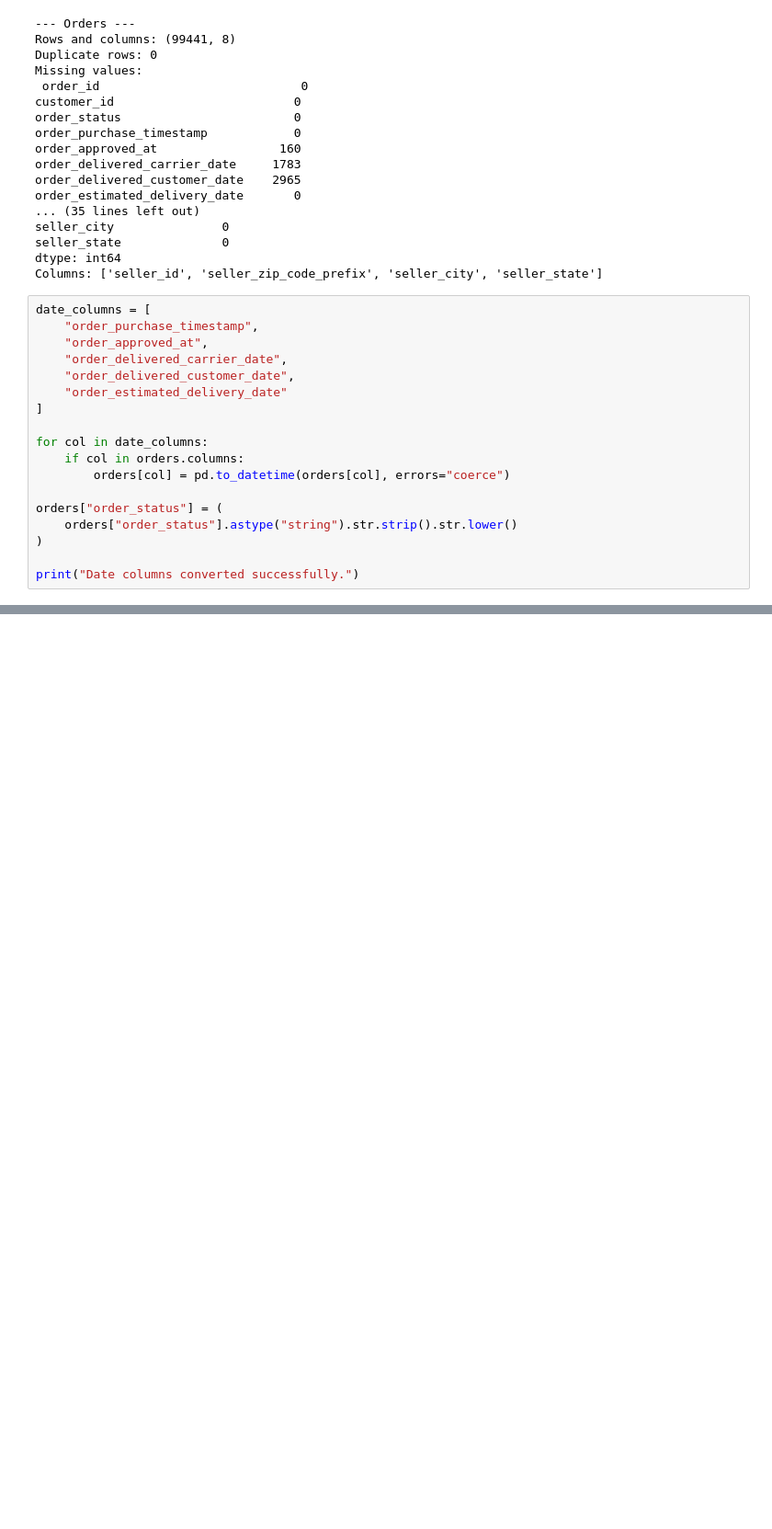
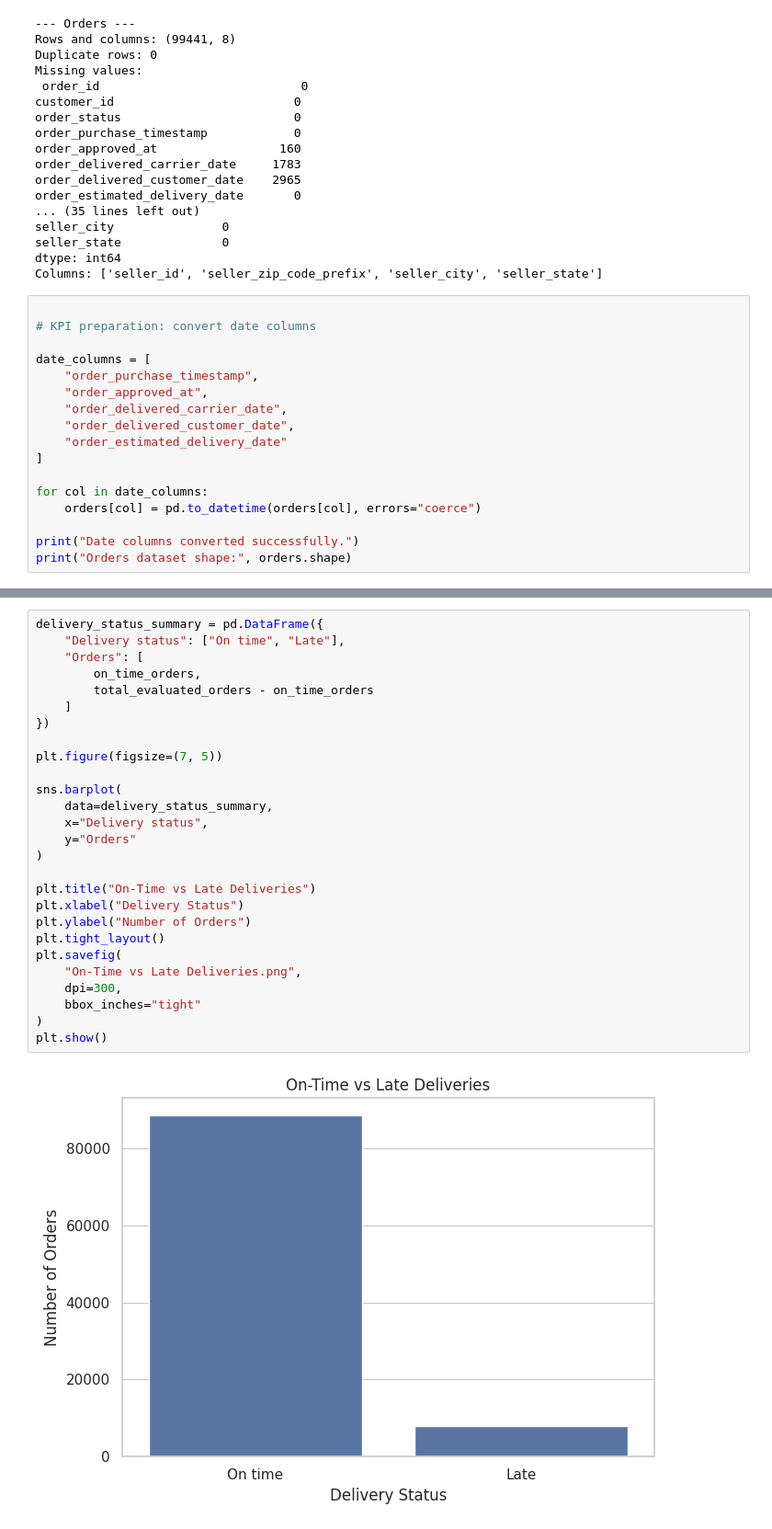
Before and after one commit to Jyotisrj/sql-sales-data-analysis-, a Jupyter notebook: 01_python_analysis.ipynb, the cells around one changed output, grey strips where cells are left out. Shown at 92% size. Drawn from its saved outputs; the diff is of its cells as text; blank space fills up the shorter version.

```diff
--- a/01_python_analysis.ipynb
+++ b/01_python_analysis.ipynb
@@ -107,6 +106,9 @@ seller_state              0
 dtype: int64
 Columns: ['seller_id', 'seller_zip_code_prefix', 'seller_city', 'seller_state']
 # %%
+
+# KPI preparation: convert date columns
+
 date_columns = [
     "order_purchase_timestamp",
     "order_approved_at",
@@ -116,13 +118,9 @@ date_columns = [
 ]
 
 for col in date_columns:
-    if col in orders.columns:
-        orders[col] = pd.to_datetime(orders[col], errors="coerce")
-
-orders["order_status"] = (
-    orders["order_status"].astype("string").str.strip().str.lower()
-)
+    orders[col] = pd.to_datetime(orders[col], errors="coerce")
 
 print("Date columns converted successfully.")
+print("Orders dataset shape:", orders.shape)
 # %% [output]
 Date columns converted successfully.
@@ -168,0 +300,29 @@ Average delivery time: 12.56 days
+# %%
+delivery_status_summary = pd.DataFrame({
+    "Delivery status": ["On time", "Late"],
+    "Orders": [
+        on_time_orders,
+        total_evaluated_orders - on_time_orders
+    ]
+})
+
+plt.figure(figsize=(7, 5))
+
+sns.barplot(
+    data=delivery_status_summary,
+    x="Delivery status",
+    y="Orders"
+)
+
+plt.title("On-Time vs Late Deliveries")
+plt.xlabel("Delivery Status")
+plt.ylabel("Number of Orders")
+plt.tight_layout()
+plt.savefig(
+    "On-Time vs Late Deliveries.png",
+    dpi=300,
+    bbox_inches="tight"
+)
+plt.show()
+# %% [output]
+[figure, added]
```
Also changed, not shown: parts of 38 cells of this notebook.
